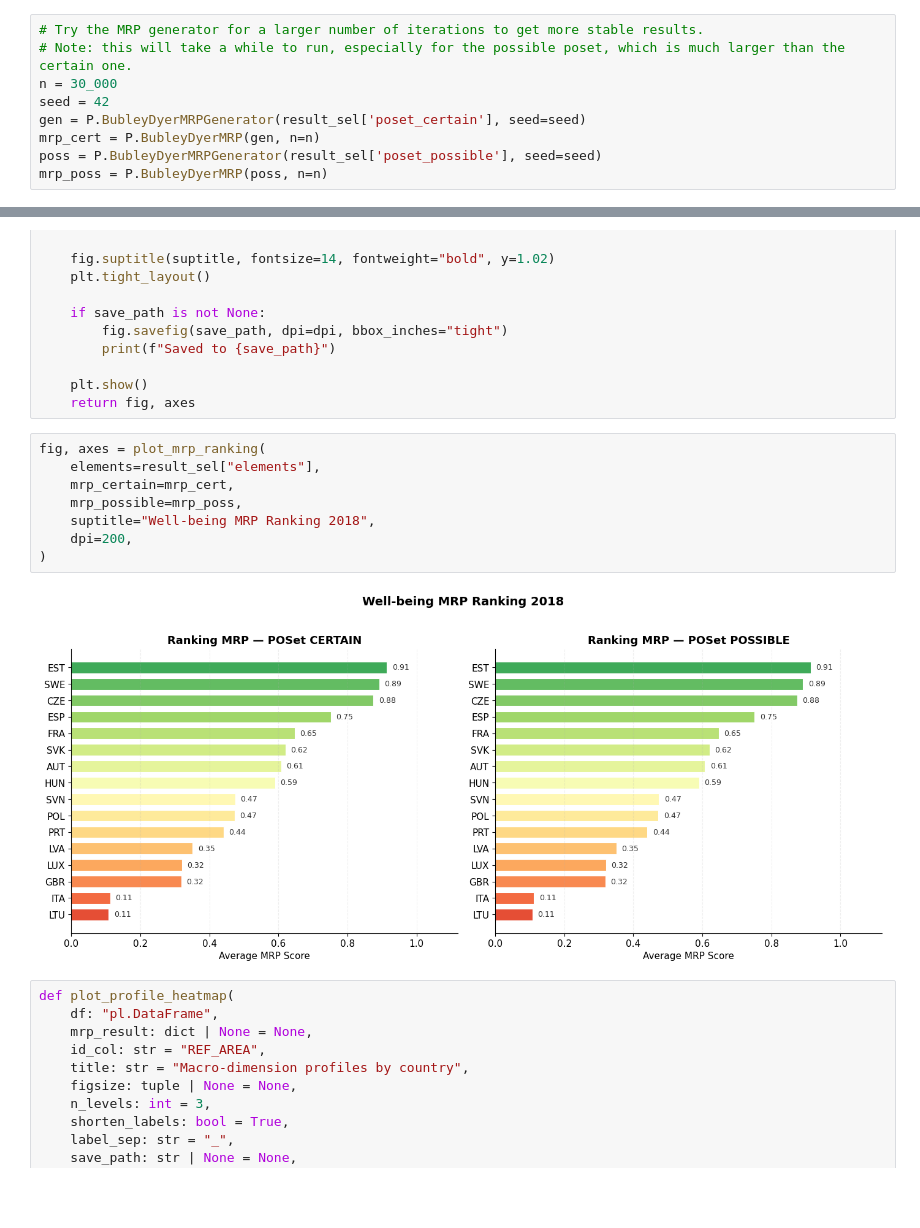
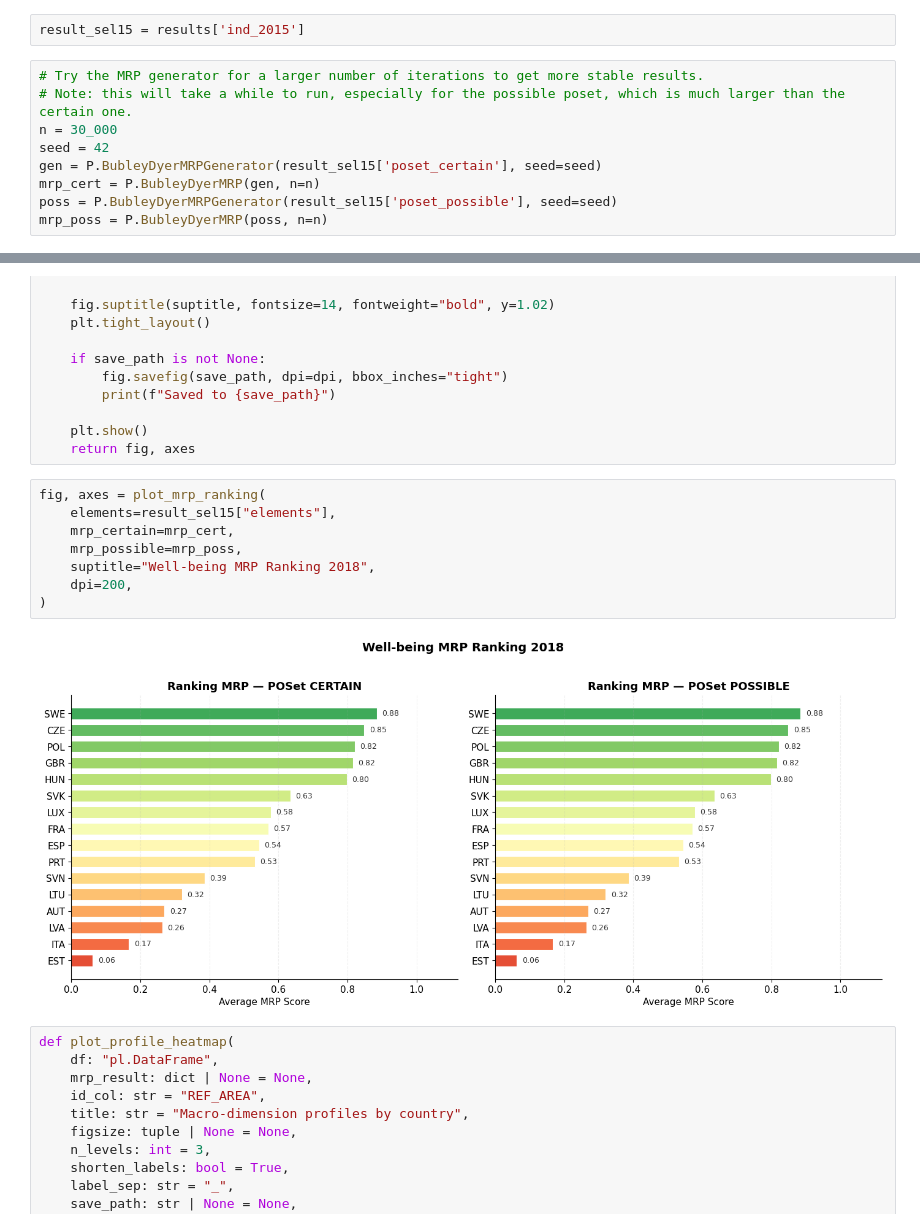
Before and after one commit to MarcoManduca/child_well-being, a Jupyter notebook: notebooks/060_Poset_analysis.ipynb, the cells around one changed output, grey strips where cells are left out. Saved outputs shown, nothing was run; the diff lists cells and outputs as text; blank space fills up the shorter version.

```diff
--- a/notebooks/060_Poset_analysis.ipynb
+++ b/notebooks/060_Poset_analysis.ipynb
@@ -58,11 +56,13 @@ result_sel = results['ind_2018'] # select the results for the dataset you want t
+# %%
+result_sel15 = results['ind_2015']
 # %%
 # Try the MRP generator for a larger number of iterations to get more stable results.
 # Note: this will take a while to run, especially for the possible poset, which is much larger than the certain one.
 n = 30_000
 seed = 42
-gen = P.BubleyDyerMRPGenerator(result_sel['poset_certain'], seed=seed)
+gen = P.BubleyDyerMRPGenerator(result_sel15['poset_certain'], seed=seed)
 mrp_cert = P.BubleyDyerMRP(gen, n=n)
-poss = P.BubleyDyerMRPGenerator(result_sel['poset_possible'], seed=seed)
+poss = P.BubleyDyerMRPGenerator(result_sel15['poset_possible'], seed=seed)
 mrp_poss = P.BubleyDyerMRP(poss, n=n)
 # %%
 # Exact MRP (without sampling) for comparison.
@@ -184,14 +184,14 @@ def plot_mrp_ranking(
     return fig, axes
 # %%
 fig, axes = plot_mrp_ranking(
-    elements=result_sel["elements"],
+    elements=result_sel15["elements"],
     mrp_certain=mrp_cert,
     mrp_possible=mrp_poss,
     suptitle="Well-being MRP Ranking 2018",
     dpi=200,
 )
 # %% [output]
-[figure, old version]
+[figure, new version]
 # %%
 def plot_profile_heatmap(
     df: "pl.DataFrame",
```
Also changed, not shown: parts of 14 cells of this notebook.
